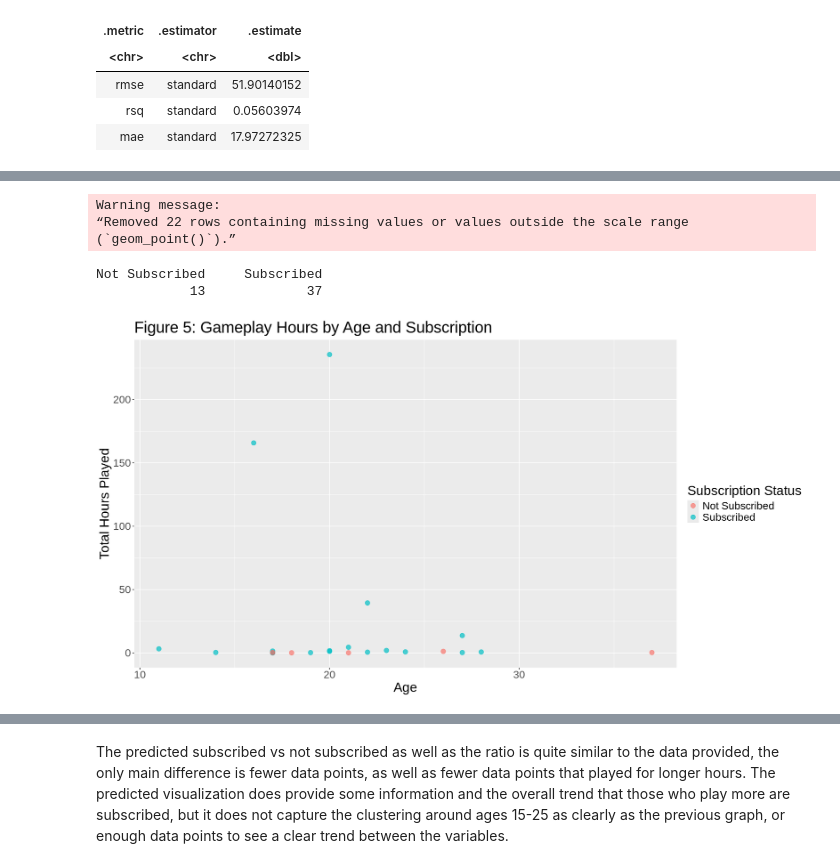
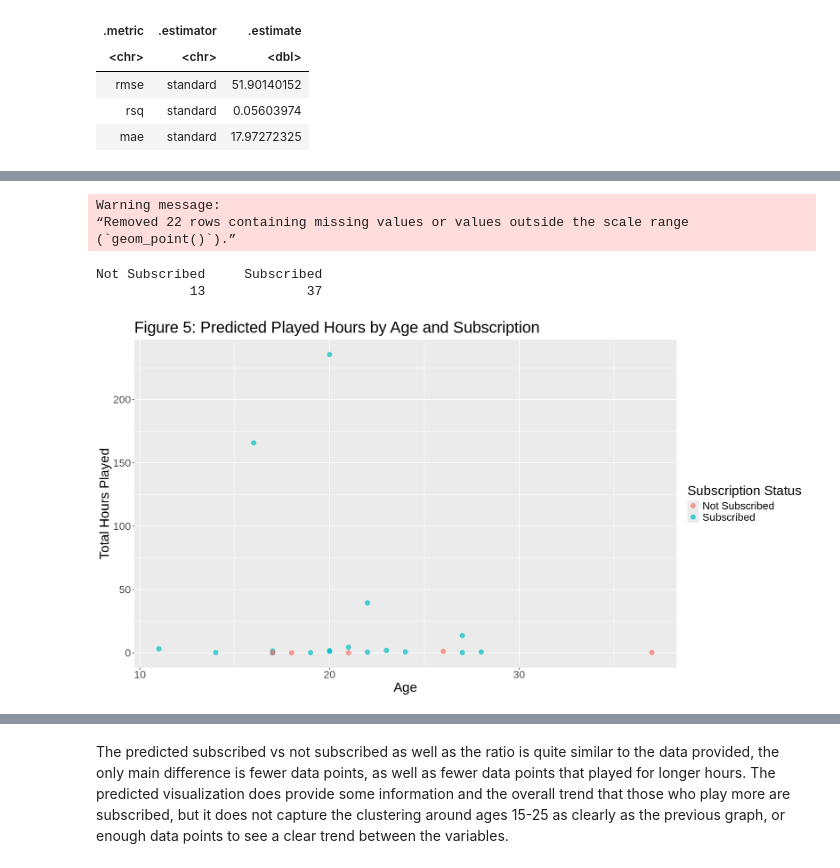
Before and after one commit to danayong25-cell/Group-Final-Project, a Jupyter notebook: group final project.ipynb, the cells around one changed output, grey strips where cells are left out. Drawn from its saved outputs; the diff is of its cells as text; code cells hidden in the pictures.

```diff
--- a/group final project.ipynb
+++ b/group final project.ipynb
@@ -384,22 +407,22 @@ Not Subscribed     Subscribed
 # %%
 options(repr.plot.width=15,repr.plot.height=8)
 scatterplot_preds<-ggplot(preds, aes(x = Age, y = total_hours, color = subscribe)) +
     geom_point(alpha = 0.7, size = 3) +
     labs(x = "Age",
          y = "Total Hours Played",
          color = "Subscription Status",
-         title = "Figure 5: Gameplay Hours by Age and Subscription") +
+         title = "Figure 5: Predicted Played Hours by Age and Subscription") +
     theme(text=element_text(size=20))
 scatterplot_preds
 
 table(preds$subscribe)
 # %% [output]
 Warning message:
 “Removed 22 rows containing missing values or values outside the scale range
 (`geom_point()`).”
 Not Subscribed     Subscribed
             13             37
-[figure, old version]
+[figure, new version]
 # %%
 library(patchwork)
 scaled_scatterplot/scatterplot_preds
```
Also changed, not shown: parts of 6 cells of this notebook.
